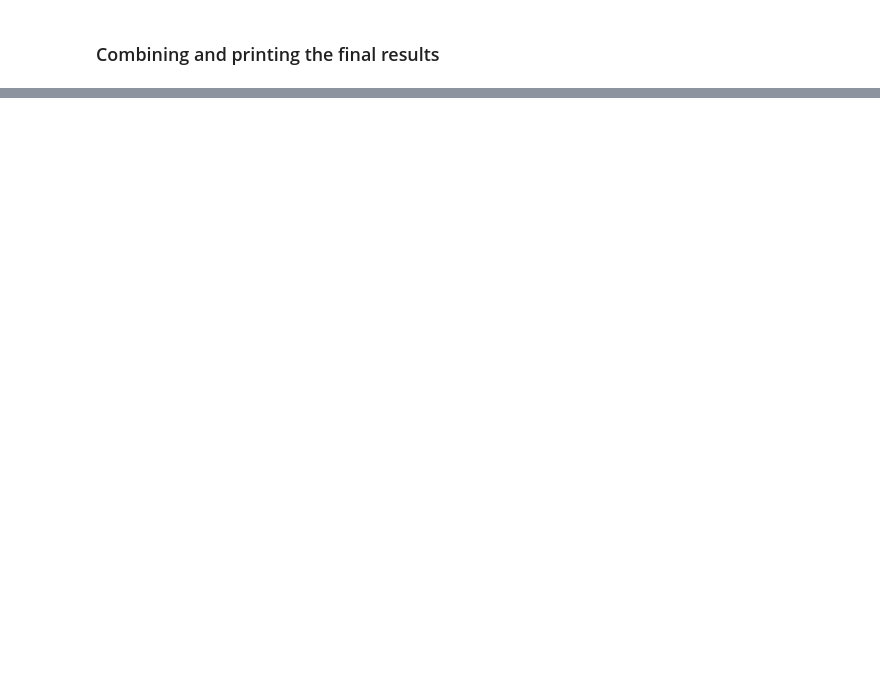
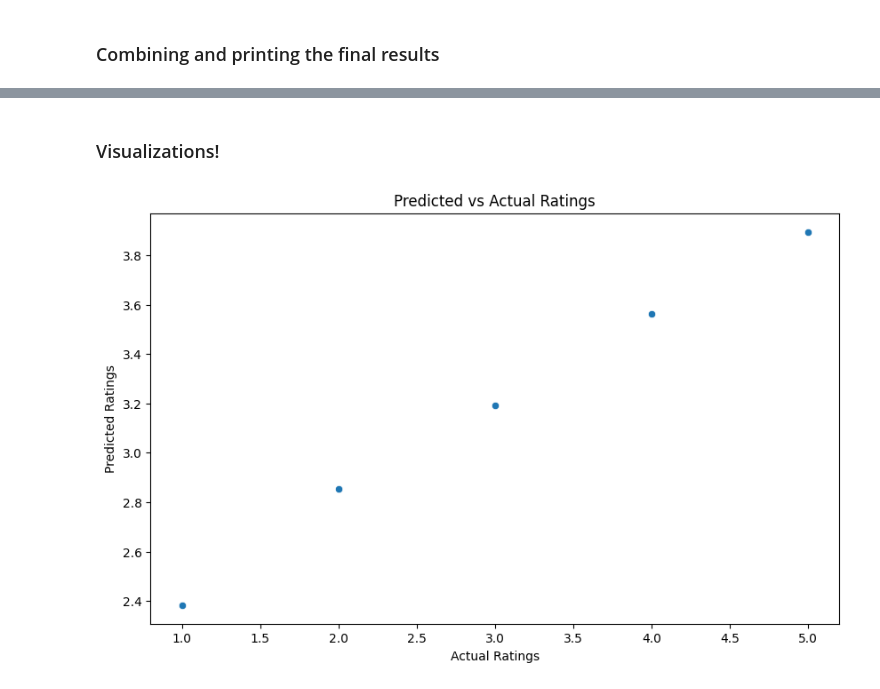
Before and after one commit to rootint/movie-recommender, a Jupyter notebook: notebooks/2.0-final-solution.ipynb, the cells around one changed output, grey strips where cells are left out. Drawn from its saved outputs; the diff is of its cells as text; code cells hidden in the pictures; blank space fills up the shorter version.

```diff
--- a/notebooks/2.0-final-solution.ipynb
+++ b/notebooks/2.0-final-solution.ipynb
@@ -288,0 +281,19 @@ F1: 0.8886814178570318
+# %% [markdown]
+### Visualizations!
+# %%
+import matplotlib.pyplot as plt
+import seaborn as sns
+
+# Group by actual rating and calculate the mean of predicted ratings
+average_predictions = final_evaluation_df.groupby('rating')['prediction'].mean().reset_index()
+
+# Plotting the actual vs. predicted ratings
+plt.figure(figsize=(10, 6))
+sns.scatterplot(x="rating", y="prediction", data=average_predictions)
+
+plt.title('Predicted vs Actual Ratings')
+plt.xlabel('Actual Ratings')
+plt.ylabel('Predicted Ratings')
+plt.show()
+# %% [output]
+[figure, added]
```
Also changed, not shown: parts of 17 cells of this notebook, 9 other files.
